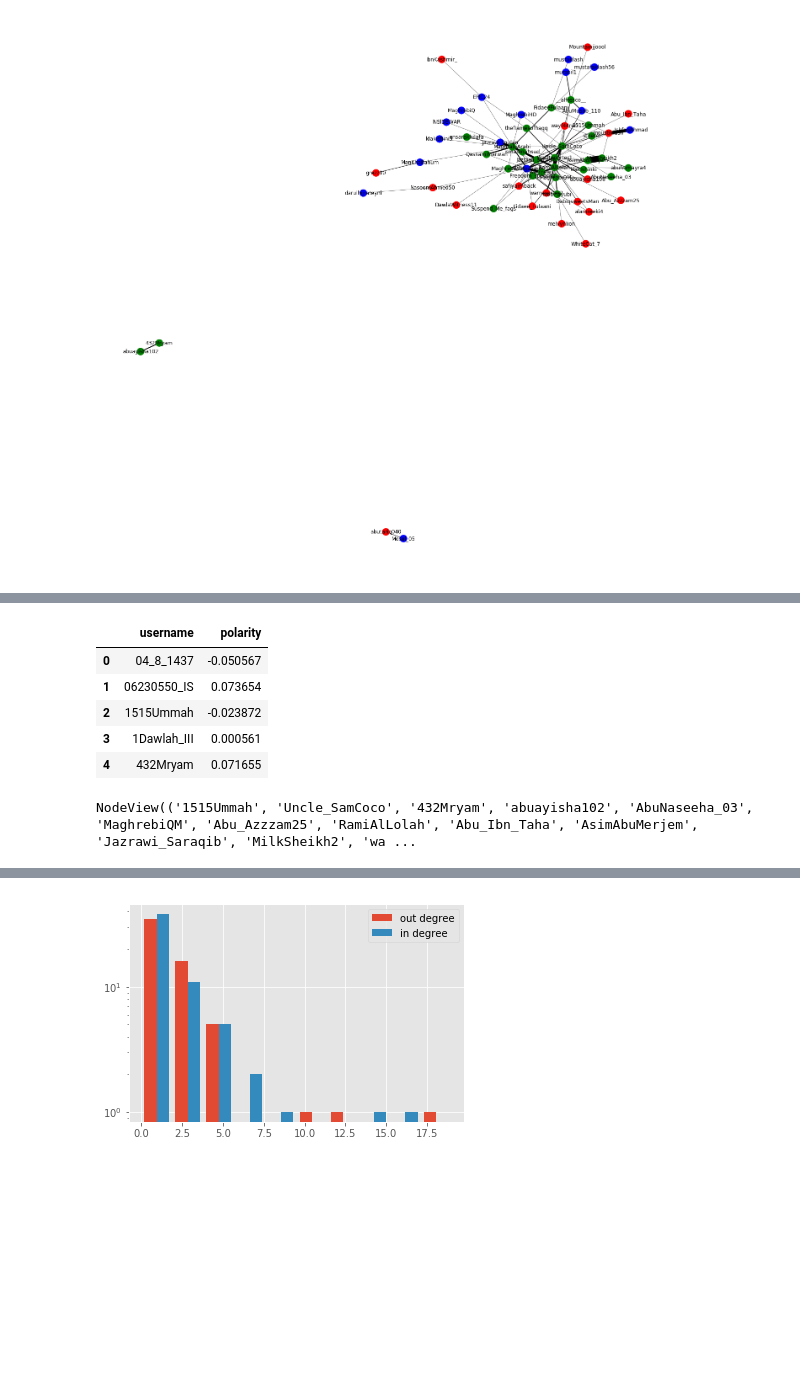
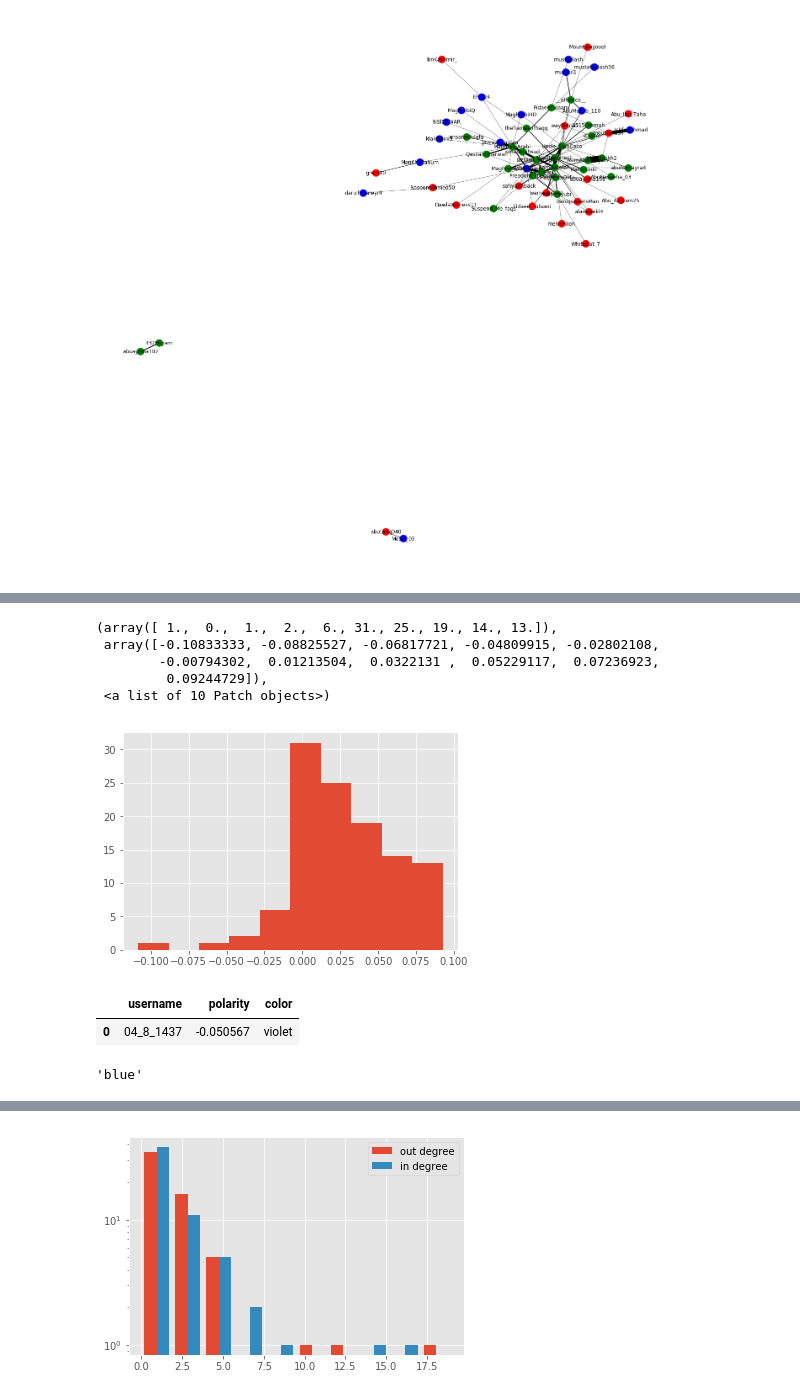
Before and after one commit to zeyuuu/Project, a Jupyter notebook: 5. Network analysis/Current Network Descriptive Stat.ipynb, the cells around one changed output, grey strips where cells are left out. Cells and saved outputs as stored; diff of their text form; code cells hidden in the pictures; blank space fills up the shorter version.

```diff
--- a/5. Network analysis/Current Network Descriptive Stat.ipynb
+++ b/5. Network analysis/Current Network Descriptive Stat.ipynb
@@ -147,14 +156,15 @@ polarity_by_user.to_csv('polarity',index=False)
 # %%
 polarity=pd.read_csv('polarity')
-polarity.head()
+plt.hist(polarity['polarity'])
 # %% [output]
-|  | username | polarity |
-| 0 | 04_8_1437 | -0.050567 |
-| 1 | 06230550_IS | 0.073654 |
-| 2 | 1515Ummah | -0.023872 |
-| 3 | 1Dawlah_III | 0.000561 |
-| 4 | 432Mryam | 0.071655 |
+(array([ 1.,  0.,  1.,  2.,  6., 31., 25., 19., 14., 13.]),
+ array([-0.10833333, -0.08825527, -0.06817721, -0.04809915, -0.02802108,
+        -0.00794302,  0.01213504,  0.0322131 ,  0.05229117,  0.07236923,
+         0.09244729]),
+ <a list of 10 Patch objects>)
+[figure, added]
-# %%
-g_u.nodes()
-# %% [output]
-NodeView(('1515Ummah', 'Uncle_SamCoco', '432Mryam', 'abuayisha102', 'AbuNaseeha_03', 'MaghrebiQM', 'Abu_Azzzam25', 'RamiAlLolah', 'Abu_Ibn_Taha', 'AsimAbuMerjem', 'Jazrawi_Saraqib', 'MilkSheikh2', 'wa ...
+# %%
+polarity[(polarity['username'] == '04_8_1437')]
+# %% [output]
+|  | username | polarity | color |
+| 0 | 04_8_1437 | -0.050567 | violet |
@@ -160,0 +183,4 @@ NodeView(('1515Ummah', 'Uncle_SamCoco', '432Mryam', 'abuayisha102', 'AbuNaseeha_
+# %%
+polarity.loc[(polarity['username'] == node)].iloc[0]['color']
+# %% [output]
+'blue'
```
Also changed, not shown: parts of 8 cells of this notebook.
